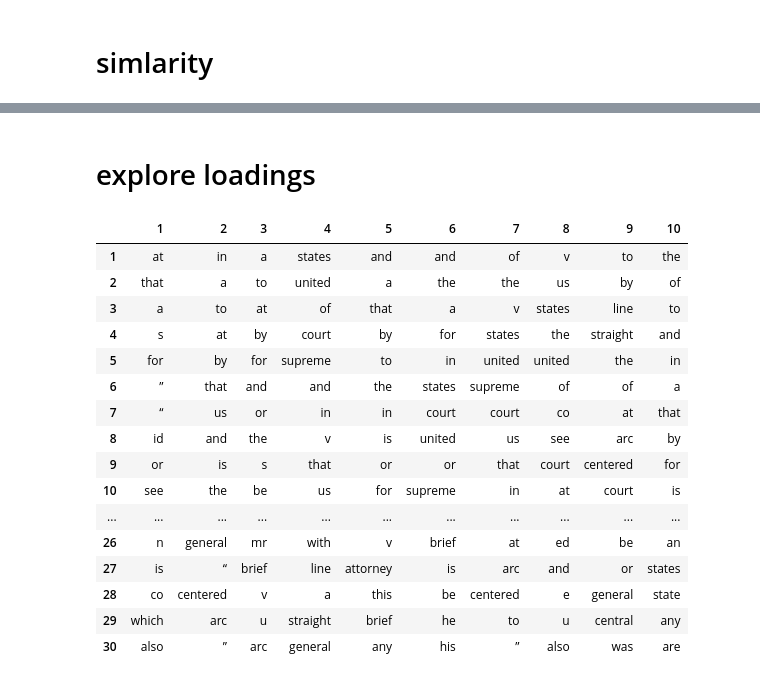
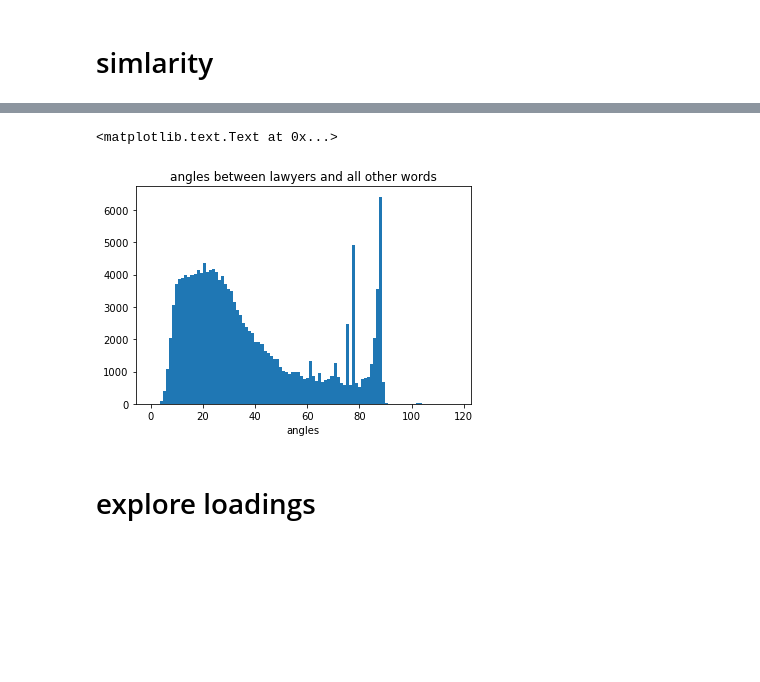
Before and after one commit to idc9/word_embed_tutorial, a Jupyter notebook: 3_explore_word_embedding.ipynb, the cells around one changed output, grey strips where cells are left out. Drawn from its saved outputs; the diff is of its cells as text; code cells hidden in the pictures; blank space fills up the shorter version.

```diff
--- a/3_explore_word_embedding.ipynb
+++ b/3_explore_word_embedding.ipynb
@@ -133,0 +141,9 @@ closest(word, embedding, w2i, N=10)
+# %%
+angles = word_angles(word, embedding, w2i)
+# angles = [angle_between(embedding[i, :], vec(word, embedding, w2i)) for i in range(embedding.shape[0])]
+plt.hist(angles, bins=100)
+plt.xlabel('angles')
+plt.title('angles between %s and all other words' % word)
+# %% [output]
+<matplotlib.text.Text at 0x...>
+[figure, added]
@@ -134,25 +156,7 @@ closest(word, embedding, w2i, N=10)
 # %% [markdown]
 # explore loadings
 # %%
-top_loading_df = top_loading_words_df(loadings, i2w, n=30)
+top_loading_df = top_loading_words_df(loadings, i2w, n=100)
 
 top_loading_df
-# %% [output]
-|  | 1 | 2 | 3 | 4 | 5 | 6 | 7 | 8 | 9 | 10 |
-| 1 | at | in | a | states | and | and | of | v | to | the |
-| 2 | that | a | to | united | a | the | the | us | by | of |
-| 3 | a | to | at | of | that | a | v | states | line | to |
-| 4 | s | at | by | court | by | for | states | the | straight | and |
-| 5 | for | by | for | supreme | to | in | united | united | the | in |
-| 6 | ” | that | and | and | the | states | supreme | of | of | a |
-| 7 | “ | us | or | in | in | court | court | co | at | that |
-| 8 | id | and | the | v | is | united | us | see | arc | by |
-| 9 | or | is | s | that | or | or | that | court | centered | for |
-| 10 | see | the | be | us | for | supreme | in | at | court | is |
-| ... | ... | ... | ... | ... | ... | ... | ... | ... | ... | ... |
-| 26 | n | general | mr | with | v | brief | at | ed | be | an |
-| 27 | is | “ | brief | line | attorney | is | arc | and | or | states |
-| 28 | co | centered | v | a | this | be | centered | e | general | state |
-| 29 | which | arc | u | straight | brief | he | to | u | central | any |
-| 30 | also | ” | arc | general | any | his | ” | also | was | are |
 # %%
```
Also changed, not shown: parts of 13 cells of this notebook, 5 other files.
